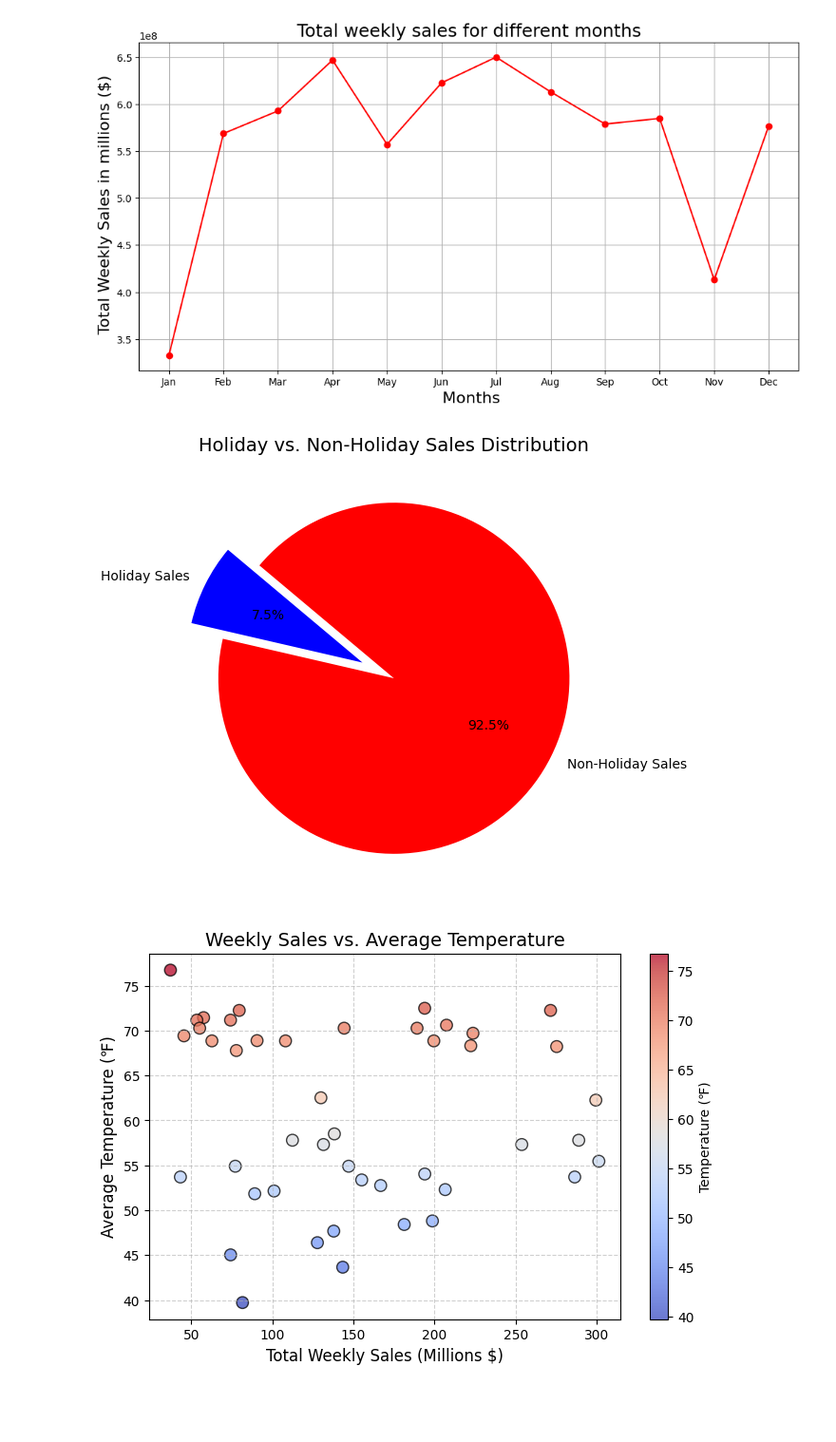
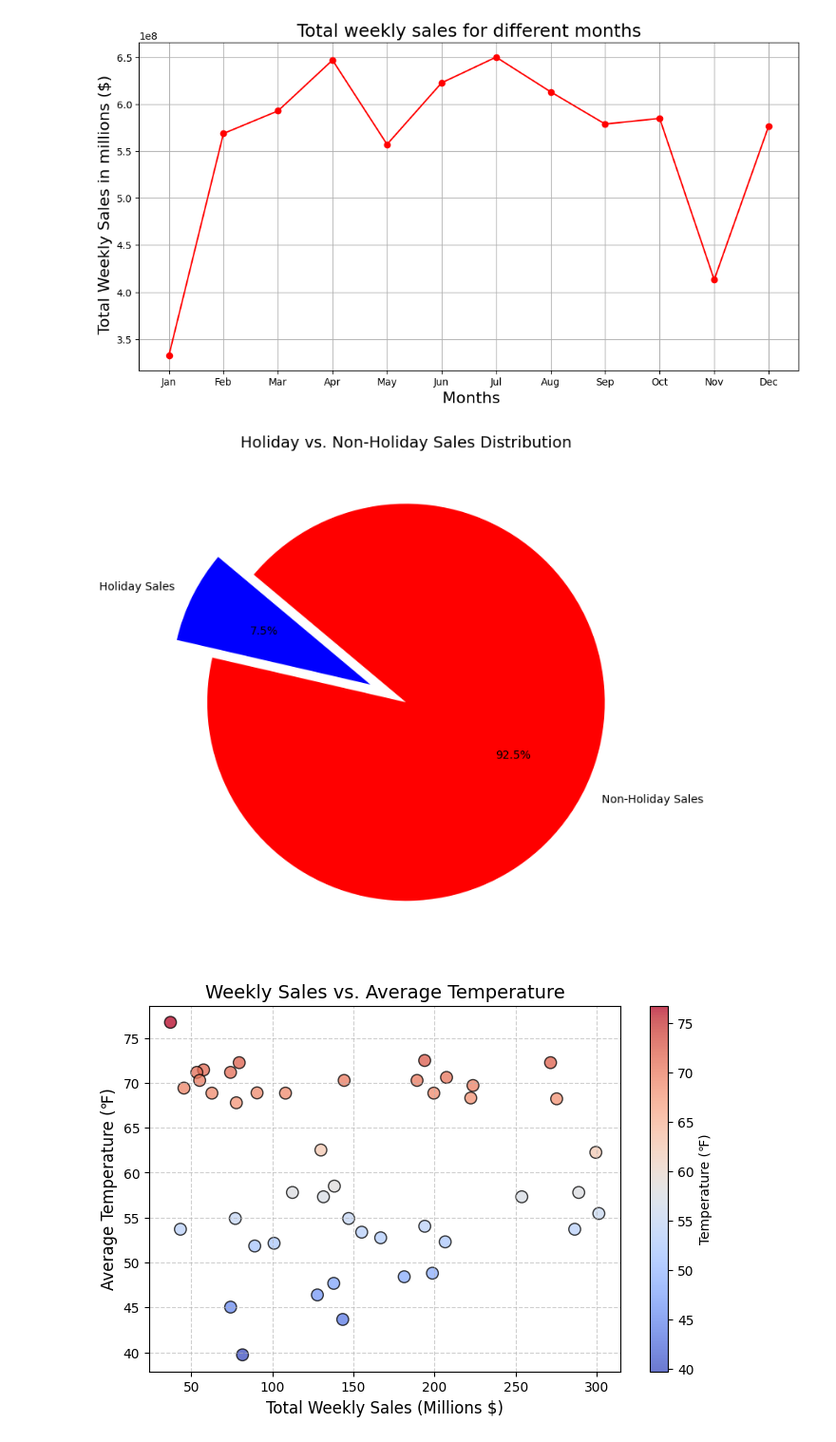
Before and after one commit to Shahab9372/Project1-Walmart_dataset, a Jupyter notebook: Exploring Walmart Sales.ipynb, the cells around one changed output. Shown at 95% size. Saved outputs shown, nothing was run; the diff lists cells and outputs as text; code cells hidden in the pictures; blank space fills up the shorter version.

```diff
--- a/Exploring Walmart Sales.ipynb
+++ b/Exploring Walmart Sales.ipynb
@@ -27,8 +42,9 @@ walmart_data.head(10)
 | 9 | 1 | 09-04-2010 | 1545418.53 | 0 | 65.86 | 2.770 | 210.622857 | 7.808 |
 # %%
 # Standardize column names
-walmart_data.rename(columns={"Store":"Store ID", "Temperature":"Avg Temperature (℉)", "CPI": "Customer Price Index",
-                             "Unemployment": "Unemployment Rate "}, inplace=True)
+walmart_data.rename(columns={"Store":"Store ID", "Temperature":"Avg Temperature (℉)", "CPI": "Consumer Price Index",
+                             "Unemployment": "Unemployment Rate"}, inplace=True)
 
+#Preview data with new column names
 walmart_data
 # %% [output]
@@ -284,17 +296,23 @@ plt.show()
 # %% [output]
 [figure]
 # %%
-# Aggregate sales by holiday flag
+# Aggregate sales by holiday flag to create pie chart
 sales_summary = walmart_data.groupby("Holiday_Flag")["Weekly_Sales"].sum()
 
 # Labels for the pie chart
 labels = ["Holiday Sales", "Non-Holiday Sales"]
 explode= (0.2, 0)
+
 # Create pie chart
-plt.figure(figsize=(6, 6))
+plt.figure(figsize=(8, 8))
 plt.pie(sales_summary, labels=labels, autopct='%1.1f%%', colors=['blue', 'red'], startangle=140, explode=explode)
 plt.title("Holiday vs. Non-Holiday Sales Distribution", fontsize=14)
+
+# Save the figure
+plt.savefig("output/Fig4.png")
+
+#print figure
 plt.show()
 # %% [output]
-[figure, old version]
+[figure, new version]
 # %%
```
Also changed, not shown: parts of 28 cells of this notebook.
